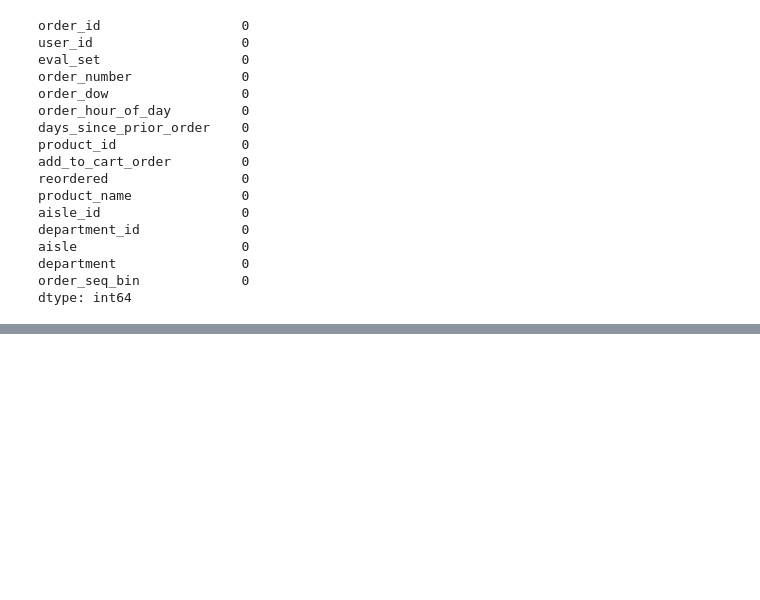
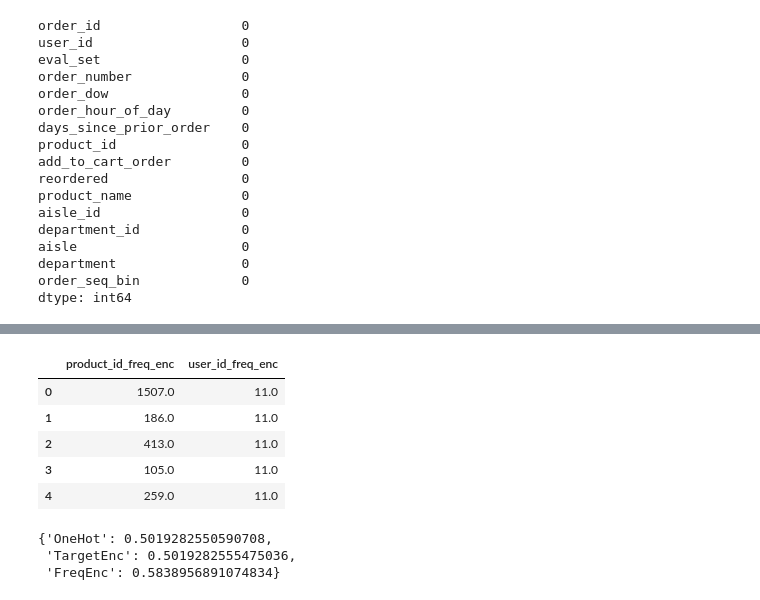
Before and after one commit to oraibmetib11/projectoraib-ghena, a Jupyter notebook: 999.ipynb, the cells around one changed output, grey strips where cells are left out. Drawn from its saved outputs; the diff is of its cells as text; code cells hidden in the pictures; blank space fills up the shorter version.

```diff
--- a/999.ipynb
+++ b/999.ipynb
@@ -449,0 +504,46 @@ dtype: int64
+# %%
+for col in ["product_id", "user_id"]:
+    freq = model_data[col].value_counts()
+    model_data[f"{col}_freq_enc"] = model_data[col].map(freq).astype("float32")
+
+model_data[["product_id_freq_enc", "user_id_freq_enc"]].head()
+# %% [output]
+|  | product_id_freq_enc | user_id_freq_enc |
+| 0 | 1507.0 | 11.0 |
+| 1 | 186.0 | 11.0 |
+| 2 | 413.0 | 11.0 |
+| 3 | 105.0 | 11.0 |
+| 4 | 259.0 | 11.0 |
+# %%
+from sklearn.model_selection import train_test_split
+from sklearn.linear_model import LogisticRegression
+from sklearn.metrics import roc_auc_score
+
+TARGET = "reordered"
+
+def eval_auc(df):
+    X = df.drop(columns=[TARGET]).select_dtypes(include=["number"])
+    y = df[TARGET]
+    Xtr, Xte, ytr, yte = train_test_split(X, y, test_size=0.2, random_state=42, stratify=y)
+    m = LogisticRegression(max_iter=1000)
+    m.fit(Xtr, ytr)
+    return roc_auc_score(yte, m.predict_proba(Xte)[:, 1])
+
+df_onehot = pd.get_dummies(training_clean.copy(), columns=["department"], prefix="dept", dtype="int8")
+
+df_target = df_onehot.copy()
+df_target["product_id_target_enc"] = kfold_target_enc_smooth(df_target, "product_id")
+df_target["user_id_target_enc"] = kfold_target_enc_smooth(df_target, "user_id")
+
+df_freq = df_onehot.copy()
+for c in ["product_id", "user_id"]:
+    f = df_freq[c].value_counts()
+    df_freq[f"{c}_freq_enc"] = df_freq[c].map(f).astype("float32")
+
+{"OneHot": eval_auc(df_onehot),
+ "TargetEnc": eval_auc(df_target),
+ "FreqEnc": eval_auc(df_freq)}
+# %% [output]
+{'OneHot': 0.5019282550590708,
+ 'TargetEnc': 0.5019282555475036,
+ 'FreqEnc': 0.5838956891074834}
```
Also changed, not shown: parts of 6 cells of this notebook.
